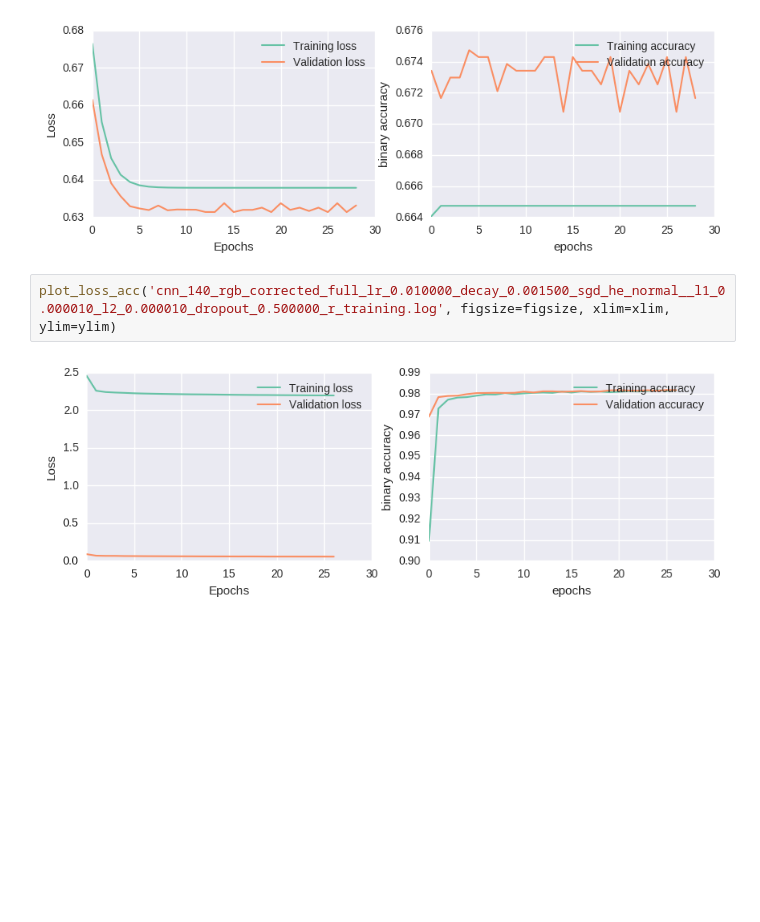
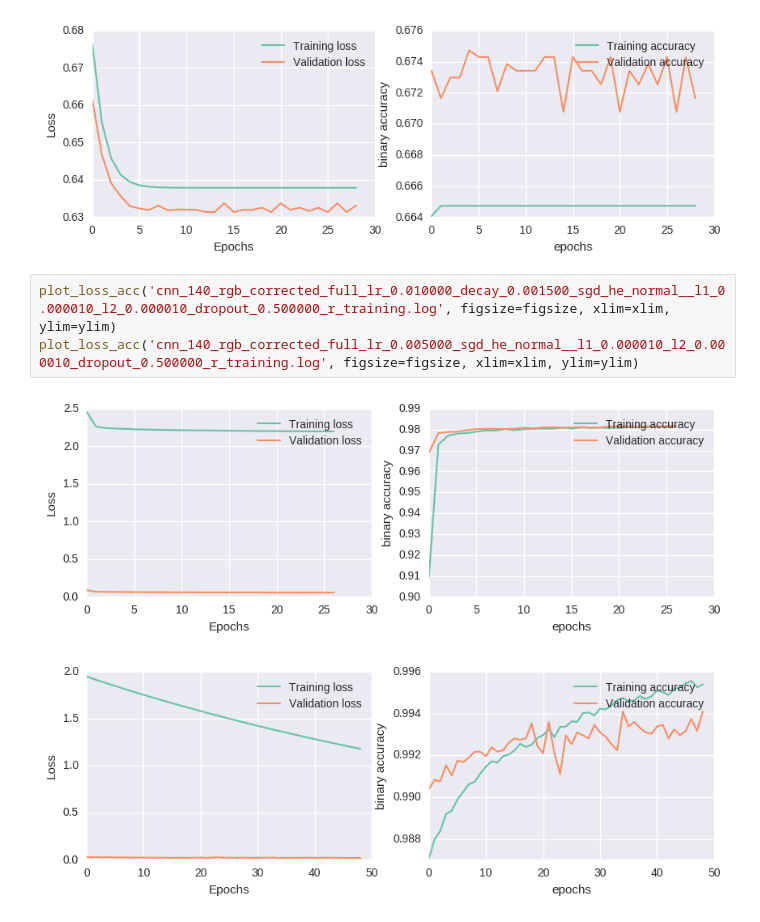
Before and after one commit to OpenGridMap/power-grid-detection, a Jupyter notebook: training/plot_training.ipynb, the cells around one changed output. Cells and saved outputs as stored; diff of their text form; blank space fills up the shorter version.

```diff
--- a/training/plot_training.ipynb
+++ b/training/plot_training.ipynb
@@ -317,5 +317,7 @@ plot_loss_acc('vgg_140_rgb_corrected_lr_0.001000_sgd_he_normal__l1_0.000010_l2_0
 [figure]
 # %%
 plot_loss_acc('cnn_140_rgb_corrected_full_lr_0.010000_decay_0.001500_sgd_he_normal__l1_0.000010_l2_0.000010_dropout_0.500000_r_training.log', figsize=figsize, xlim=xlim, ylim=ylim)
+plot_loss_acc('cnn_140_rgb_corrected_full_lr_0.005000_sgd_he_normal__l1_0.000010_l2_0.000010_dropout_0.500000_r_training.log', figsize=figsize, xlim=xlim, ylim=ylim)
 # %% [output]
 [figure]
+[figure, added]
```
Also changed, not shown: parts of 2 cells of this notebook, 9 other files.
